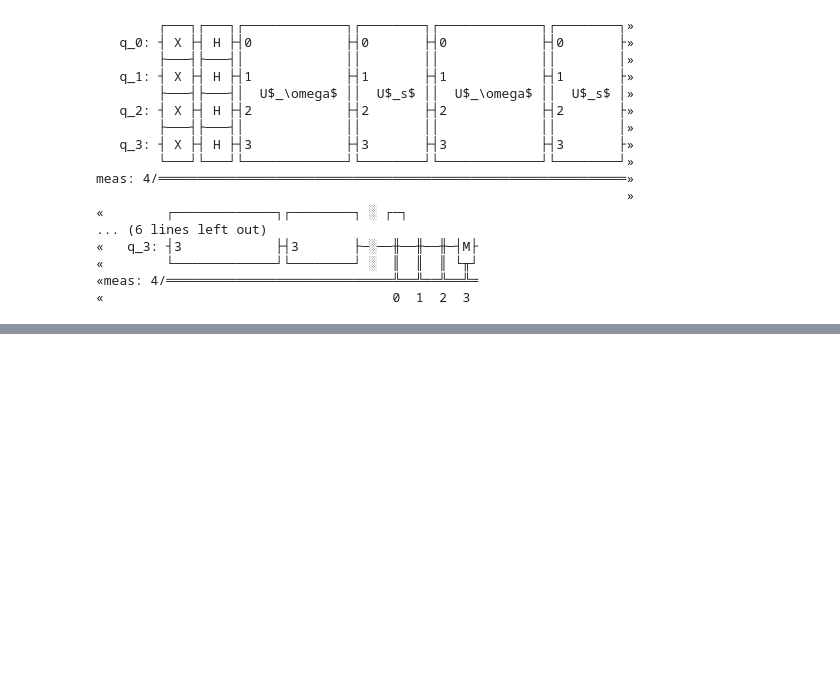
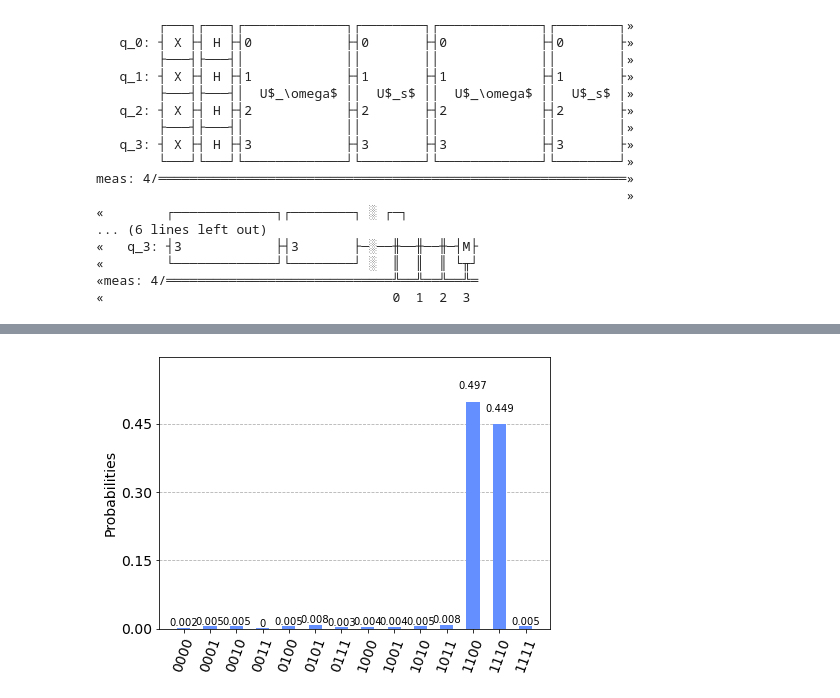
Before and after one commit to XiaoYu-Wu12138/Grover-algorithm-implementation, a Jupyter notebook: Grover algorithm.ipynb, the cells around one changed output, grey strips where cells are left out. Cells and saved outputs as stored; diff of their text form; code cells hidden in the pictures; blank space fills up the shorter version.

```diff
--- a/Grover algorithm.ipynb
+++ b/Grover algorithm.ipynb
@@ -194,0 +258,9 @@ plot_histogram(counts)
+# %%
+aer_sim = Aer.get_backend('aer_simulator')
+transpiled_grover_circuit = transpile(grover_circuit, aer_sim)
+qobj = assemble(transpiled_grover_circuit)
+results = aer_sim.run(qobj).result()
+counts = results.get_counts()
+plot_histogram(counts)
+# %% [output]
+[figure, added]
```
Also changed, not shown: parts of 7 cells of this notebook.
